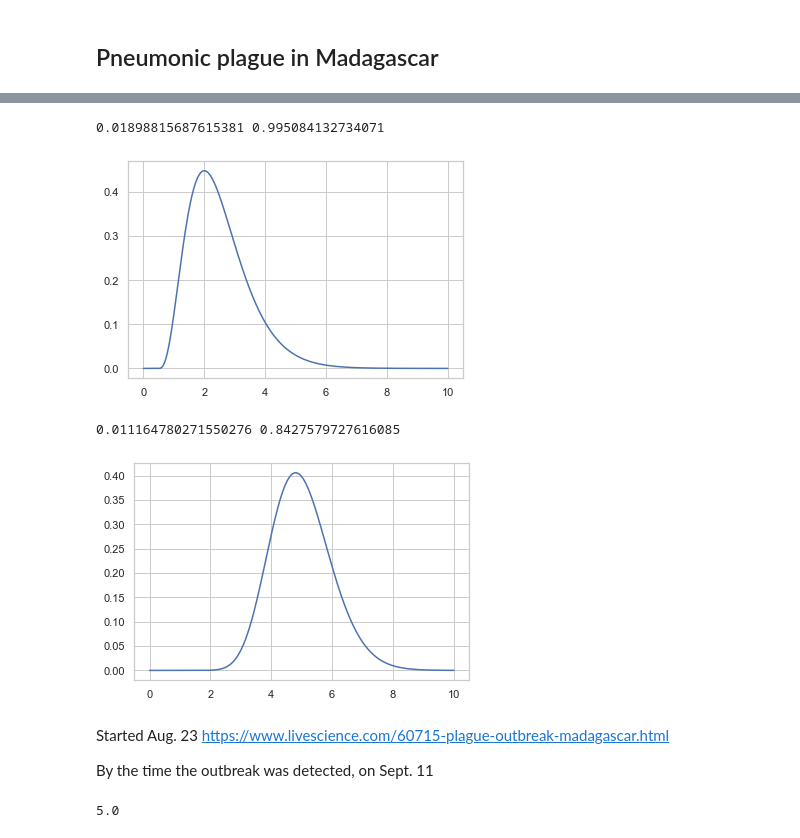
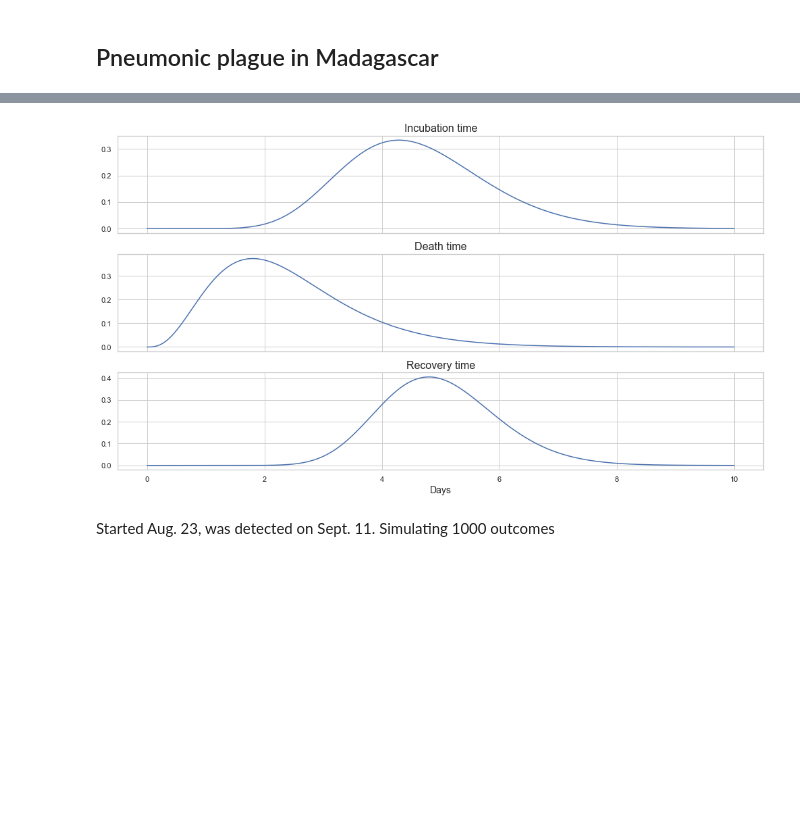
Before and after one commit to Bogeluno/02443_Simulation_of_Epidemics, a Jupyter notebook: notebooks/Plague.ipynb, the cells around one changed output, grey strips where cells are left out. Cells and saved outputs as stored; diff of their text form; code cells hidden in the pictures; blank space fills up the shorter version.

```diff
--- a/notebooks/Plague.ipynb
+++ b/notebooks/Plague.ipynb
@@ -36,21 +22,0 @@ print( incubation_process.cdf(3), incubation_process.cdf(7),  )
-# %%
-# Death may follow in one to six days" https://en.wikipedia.org/wiki/Plague_(disease)#Pneumonic_plague
-death_process = ss.erlang(4, scale=0.5, loc=0.5)
-x = np.linspace(0,10,10000)
-plt.plot(x,death_process.pdf(x))
-print( death_process.cdf(1), death_process.cdf(6),  )
-# %% [output]
-0.01898815687615381 0.995084132734071
-[figure, removed]
-# %%
-# Recovery process
-#With treatment, most turn the corner within about 3 days, and treatment is continued for 7 to 10 days.
-# - https://www.drgreene.com/articles/plague
-# Death may follow in one to six days" https://en.wikipedia.org/wiki/Plague_(disease)#Pneumonic_plague
-recovery_process = ss.erlang(25, scale=0.2 )
-x = np.linspace(0,10,10000)
-plt.plot(x,recovery_process.pdf(x))
-print( recovery_process.cdf(3), recovery_process.cdf(6), )
-# %% [output]
-0.011164780271550276 0.8427579727616085
-[figure, removed]
@@ -59,9 +23,23 @@ print( recovery_process.cdf(3), recovery_process.cdf(6), )
+# %%
+recovery_process = ss.erlang(25, scale=0.2 )
+death_process = ss.erlang(4, scale=0.6)
+incubation_process = ss.erlang(14, scale=0.33)
+x = np.linspace(0,10,10000)
+fig, __ = plt.subplots(nrows=3, sharex=True,figsize=(14,8))
+
+fig.axes[0].plot(x, incubation_process.pdf(x))
+fig.axes[0].set_title('Incubation time',fontsize = 16)
+fig.axes[1].plot(x, death_process.pdf(x))
+fig.axes[1].set_title('Death time',fontsize = 16)
+fig.axes[2].plot(x, recovery_process.pdf(x))
+fig.axes[2].set_title('Recovery time',fontsize = 16)
+fig.axes[2].set_xlabel('Days',fontsize = 14)
+
+plt.tight_layout()
+plt.savefig('../reports/figures/plague_times.pdf')
+plt.show()
+# %% [output]
+[figure, added]
 # %% [markdown]
-Started Aug. 23 https://www.livescience.com/60715-plague-outbreak-madagascar.html
-
-By the time the outbreak was detected, on Sept. 11
+Started Aug. 23, was detected on Sept. 11. Simulating 1000 outcomes
-# %%
-recovery_process.mean()
-# %% [output]
-5.0
 # %%
```
Also changed, not shown: parts of 10 cells of this notebook, 3 other files.
